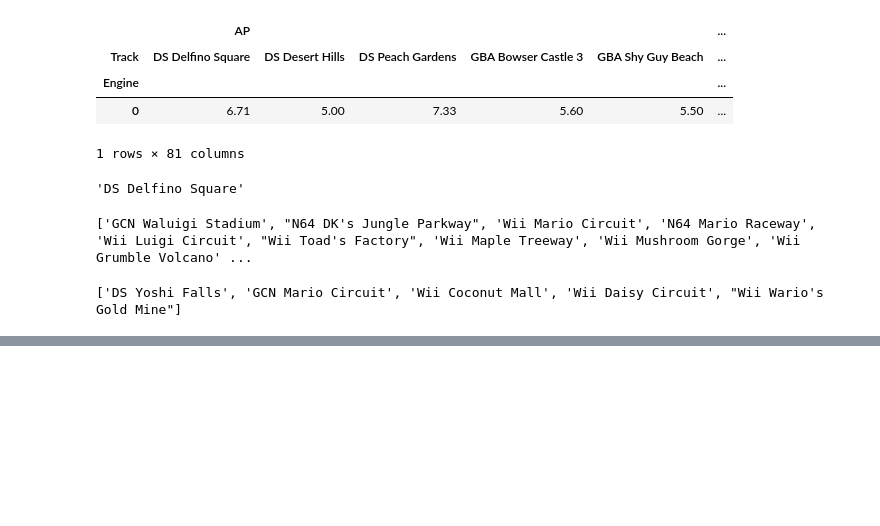
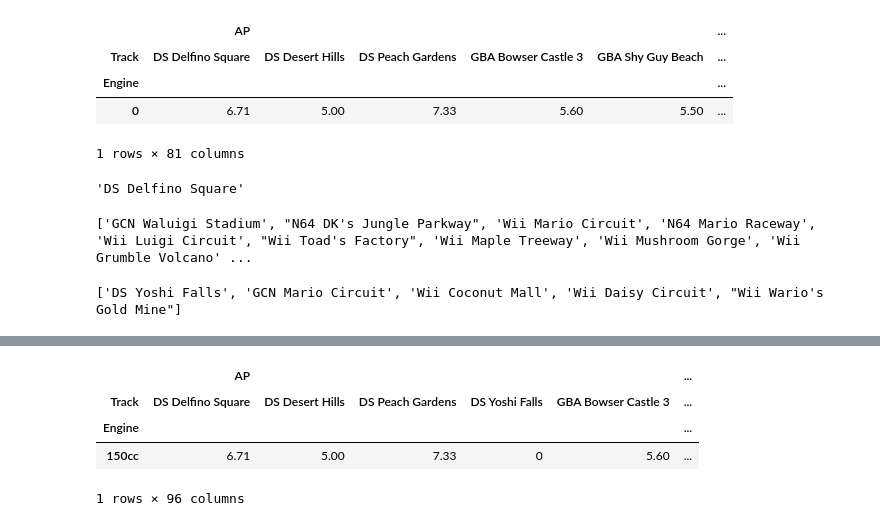
Before and after one commit to fordjackson26/CS5394Project3, a Jupyter notebook: input_parsing.ipynb, the cells around one changed output, grey strips where cells are left out. Saved outputs shown, nothing was run; the diff lists cells and outputs as text; code cells hidden in the pictures; blank space fills up the shorter version.

```diff
--- a/input_parsing.ipynb
+++ b/input_parsing.ipynb
@@ -204,0 +278,9 @@ for track in track_diff:
+# %%
+piv = testing.pivot(index = 'Engine', columns='Track')
+piv.head()
+# %% [output]
+|  | AP |  |  |  |  | ... |
+| Track | DS Delfino Square | DS Desert Hills | DS Peach Gardens | DS Yoshi Falls | GBA Bowser Castle 3 | ... |
+| Engine |  |  |  |  |  | ... |
+| 150cc | 6.71 | 5.00 | 7.33 | 0 | 5.60 | ... |
+1 rows × 96 columns
```
Also changed, not shown: parts of 19 cells of this notebook, 2 other files.
